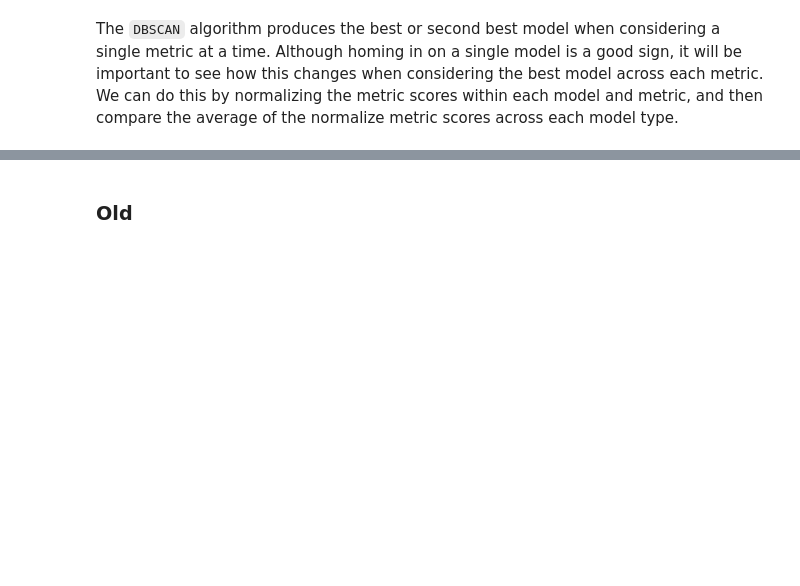
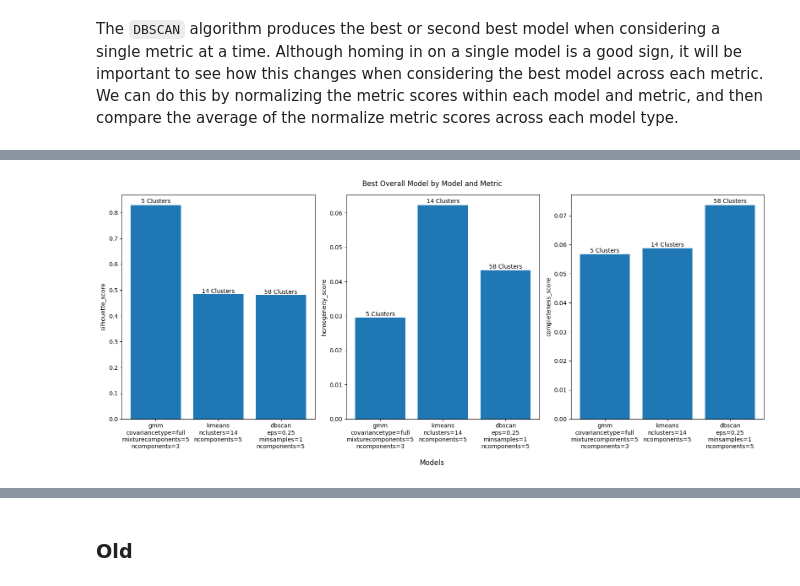
Before and after one commit to MattGroho/tab-hero, a Jupyter notebook: notebooks/unsupervised_pipeline_investigation.ipynb, the cells around one changed output, grey strips where cells are left out. Saved outputs shown, nothing was run; the diff lists cells and outputs as text; code cells hidden in the pictures; blank space fills up the shorter version.

Commit message:
Compared the best models within each class based on their average performance across each metric, requiring normalization of the metrics data via the MinMaxScaler.

```diff
--- a/notebooks/unsupervised_pipeline_investigation.ipynb
+++ b/notebooks/unsupervised_pipeline_investigation.ipynb
@@ -1497,0 +1497,4 @@ Length: 176, dtype: int64
+# %%
+# Average out the scores to enable comparison across all metrics at once
+model_evaluation_norm_df.loc[:, 'avg_composition'] = model_evaluation_norm_df.loc[:, metrics].sum(axis=1) / len(metrics)
+model_evaluation_norm_df
@@ -1497,0 +1515,37 @@ Length: 176, dtype: int64
+# %%
+# Because the concatenation is occuring in the same order that the models were generated, we don't need to worry about special mapping methods
+model_evaluation_norm_df.index = n_clusters_per_model.iloc[2:].index # ignoring the song_id and genre_id columns
+
+best_norm_models = model_evaluation_norm_df.sort_values(by=['model', 'avg_composition'], ascending=[True, False]).drop_duplicates(subset='model').index.tolist()
+best_norm_models = model_evaluation_df.loc[best_norm_models].reset_index(names='model_id')
+best_norm_models.sort_values(by=metrics[0], ascending=False, inplace=True) # Sort the first chart, and retain the model order for the last two
+
+fig, ax = plt.subplots(nrows=1, ncols=3, figsize=(16,7))
+
+for i in range(3):
+
+    bar = ax[i].bar(
+        best_norm_models.loc[:, 'model_id'].str.replace('_', '\n'),
+        best_norm_models.loc[:, metrics[i]],
+        label=best_norm_models.loc[:, 'model_id'].tolist()
+    )
+
+    bar_labels = [f"{n_clusters} Clusters" for n_clusters in best_norm_models.loc[:, 'n_clusters']]
+
+    rects = ax[i].patches
+
+    for rect, label in zip(rects, bar_labels):
+        ax[i].text(
+            rect.get_x() + rect.get_width() / 2,
+            1.01 * rect.get_height(),
+            label,
+            ha='center'
+            )
+
+    ax[i].set_ylabel(metrics[i])
+
+fig.supxlabel("Models")
+fig.suptitle("Best Overall Model by Model and Metric")
+fig.tight_layout();
+# %% [output]
+[figure, added]
```
Also changed, not shown: parts of 5 cells of this notebook.
